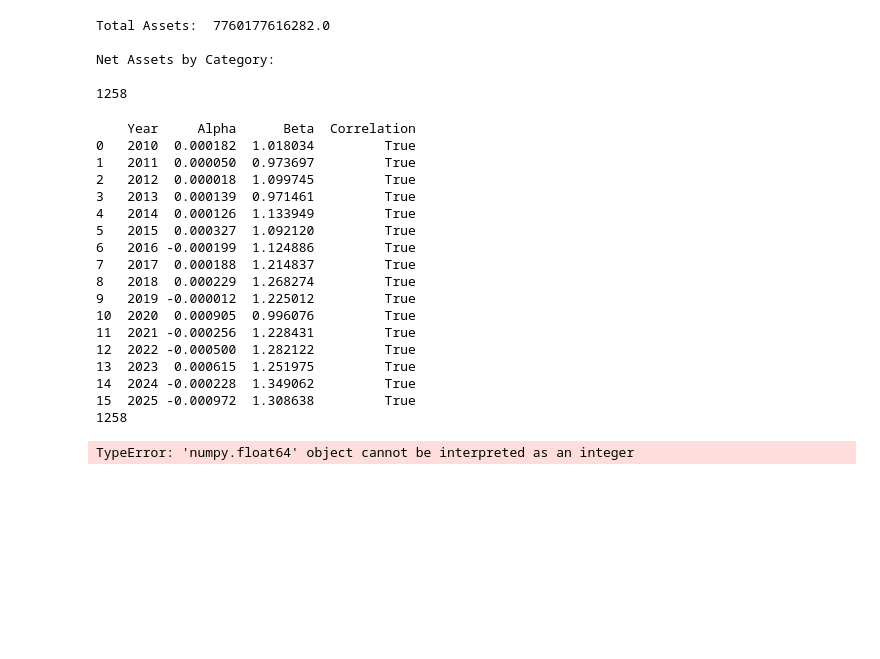
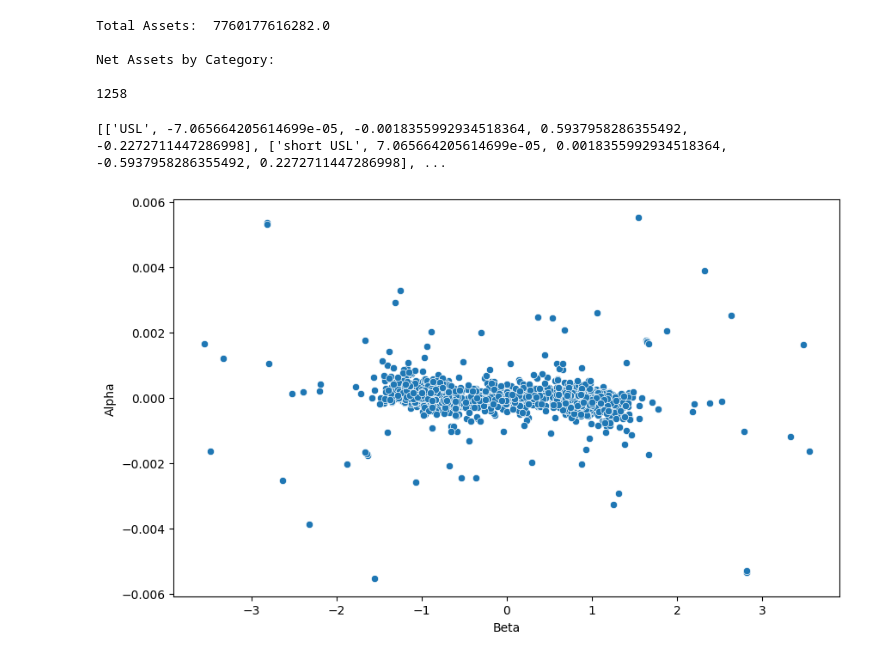
Before and after one commit to 13141440/ETF_choosing, a Jupyter notebook: code/chooseETF.ipynb, the cells around one changed output. Cells and saved outputs as stored; diff of their text form; code cells hidden in the pictures; blank space fills up the shorter version.

```diff
--- a/code/chooseETF.ipynb
+++ b/code/chooseETF.ipynb
@@ -265,27 +267,5 @@ def linear_regression(basicDf1,basicDf2):
 dfSPY=pd.read_csv("../data/daily_data/SPY_daily.csv")
 dfQQQ=pd.read_csv("../data/daily_data/QQQ_daily.csv")
 # a,b,c=linear_regression(dfSPY,dfVOO)
-alphaBeta=linear_regression(dfSPY,dfQQQ)
-print(alphaBeta)
-print(len(secondDF))
-# %% [output]
-    Year     Alpha      Beta  Correlation
-0   2010  0.000182  1.018034         True
-1   2011  0.000050  0.973697         True
-2   2012  0.000018  1.099745         True
-3   2013  0.000139  0.971461         True
-4   2014  0.000126  1.133949         True
-5   2015  0.000327  1.092120         True
-6   2016 -0.000199  1.124886         True
-7   2017  0.000188  1.214837         True
-8   2018  0.000229  1.268274         True
-9   2019 -0.000012  1.225012         True
-10  2020  0.000905  0.996076         True
-11  2021 -0.000256  1.228431         True
-12  2022 -0.000500  1.282122         True
-13  2023  0.000615  1.251975         True
-14  2024 -0.000228  1.349062         True
-15  2025 -0.000972  1.308638         True
-1258
 # %%
 def calculate_alpha_beta_val(alphaBeta):
@@ -319,14 +314,24 @@ def chooseGoodAlpha(df):
         # print(dfETF.head())
         alphaBeta=linear_regression(SPYETF,dfETF)
 
-        if calculate_alpha_beta_val(alphaBeta)>-0.0001:
-            goodETFs.append(etf)
+        AlphaScore,minAlpha,BetaScore,minBeta=calculate_alpha_beta_val(alphaBeta)
+        goodETFs.append([etf,AlphaScore,minAlpha,BetaScore,minBeta])
+        goodETFs.append(['short '+etf,-AlphaScore,-minAlpha,-BetaScore,-minBeta])
 
-    ThirdDF=df[df["Symbol"].isin(goodETFs)]
-    return ThirdDF
 
-ThirdDF=chooseGoodAlpha(secondDF)
-print(len(ThirdDF))
-ThirdDF["Symbol"].to_csv("../data/ETF3.csv",index=False,header=False)
+
+    return goodETFs
+
+alphaBeta=chooseGoodAlpha(secondDF)
-# %% [output]
-TypeError: 'numpy.float64' object cannot be interpreted as an integer
+# %%
+print(alphaBeta)
+def drawAlphaBeta(alphaBeta):
+    alphaBetaDF=pd.DataFrame(alphaBeta,columns=['ETF','Alpha','minAlpha','Beta','minBeta'])
+    alphaBetaDF.to_csv("../data/alphaBeta.csv")
+    plt.figure(figsize=(10, 6))
+    # sns.scatterplot(x='',y='Alpha',data=alphaBetaDF)
+    sns.scatterplot(x='Beta',y='Alpha',data=alphaBetaDF)
+drawAlphaBeta(alphaBeta)
+# %% [output]
+[['USL', -7.065664205614699e-05, -0.0018355992934518364, 0.5937958286355492, -0.2272711447286998], ['short USL', 7.065664205614699e-05, 0.0018355992934518364, -0.5937958286355492, 0.2272711447286998], ...
+[figure, added]
```
Also changed, not shown: parts of 3 cells of this notebook.
